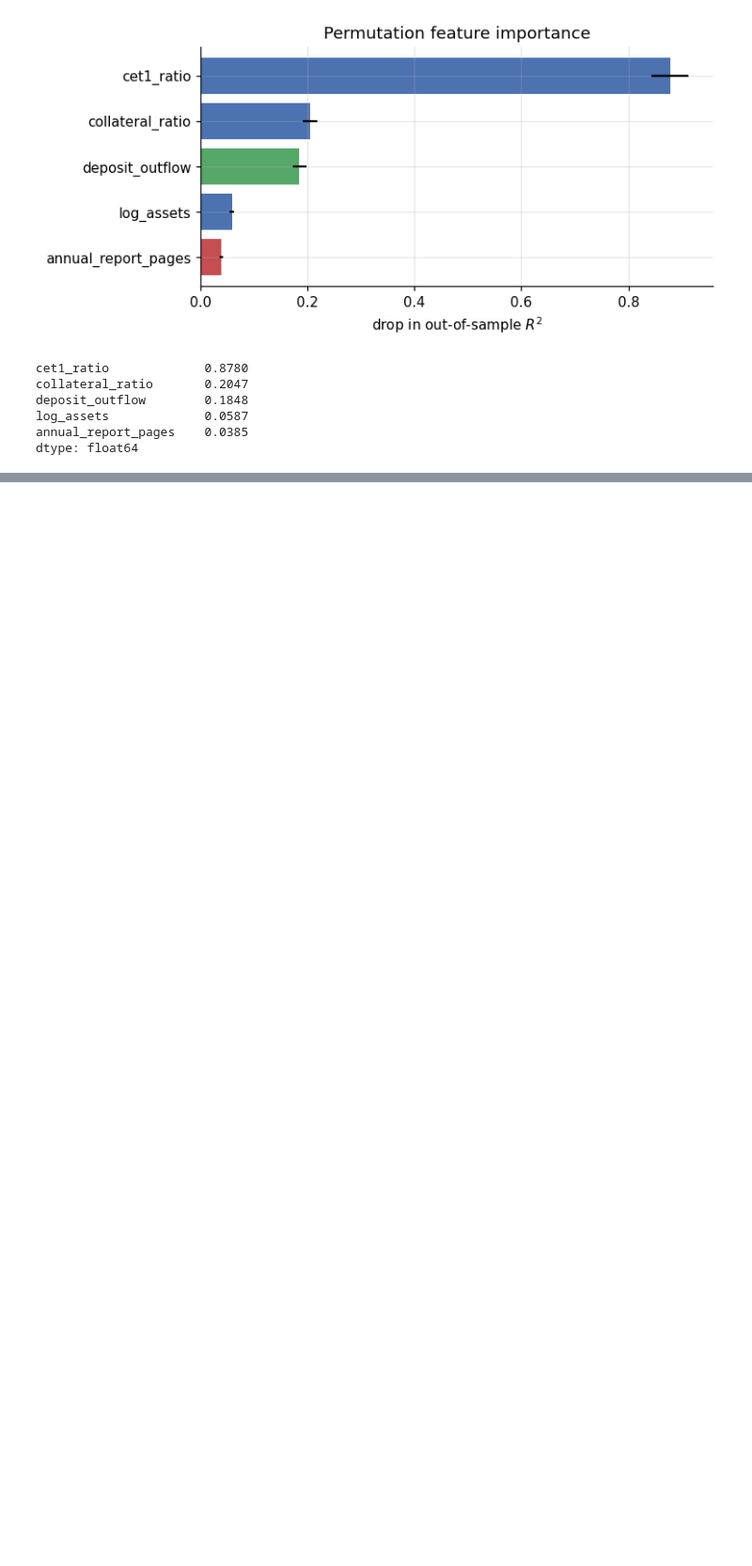
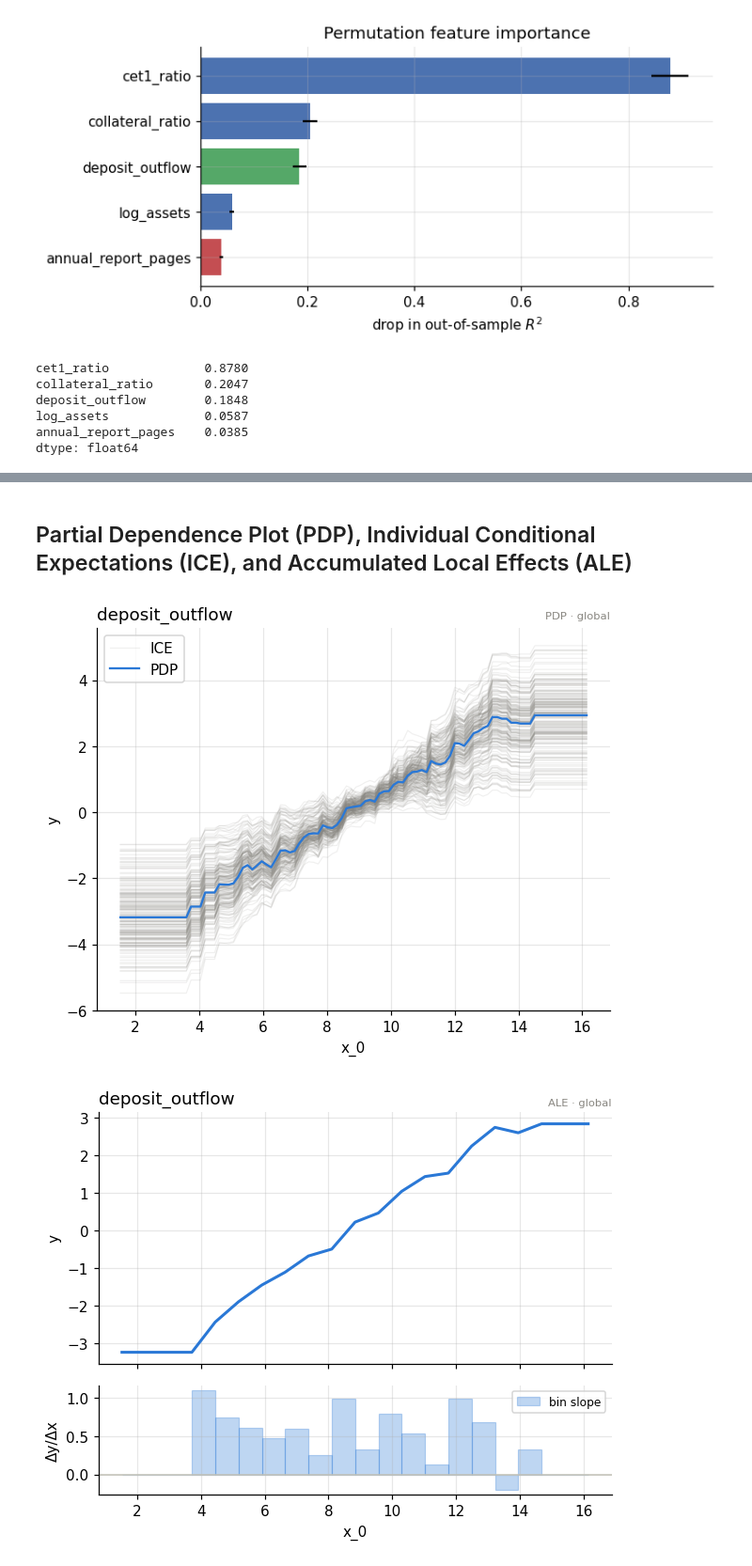
Before and after one commit to MLCoursesBBK/CEMLA_2026, a Jupyter notebook: Causal ML_Explainability.ipynb, the cells around one changed output, grey strips where cells are left out. Shown at 94% size. Saved outputs shown, nothing was run; the diff lists cells and outputs as text; code cells hidden in the pictures; blank space fills up the shorter version.

```diff
--- a/Causal ML_Explainability.ipynb
+++ b/Causal ML_Explainability.ipynb
@@ -925,0 +926,17 @@ TypeError: PDP.__init__() got an unexpected keyword argument 'feature_names'
+# %% [markdown]
+## Partial Dependence Plot (PDP), Individual Conditional Expectations (ICE), and Accumulated Local Effects (ALE)
+# %%
+import effector
+
+Xa = X_te.to_numpy(float)
+pdp = effector.PDP(Xa, model.predict, nof_instances="all", random_state=SEED)
+ale = effector.ALE(Xa, model.predict, nof_instances="all", random_state=SEED)
+ale.fit(features="all", centering=True)
+
+for name in [D, "cet1_ratio", "log_assets", "annual_report_pages"]:
+    j = FEATURES.index(name)
+    pdp.plot(feature=j, heterogeneity="ice", centering=True, nof_ice=200, feature_label=name)
+    ale.plot(feature=j, heterogeneity=False, centering=True, feature_label=name)
+# %% [output]
+[figure, added]
+[figure, added]
```
Also changed, not shown: parts of 25 cells of this notebook.
